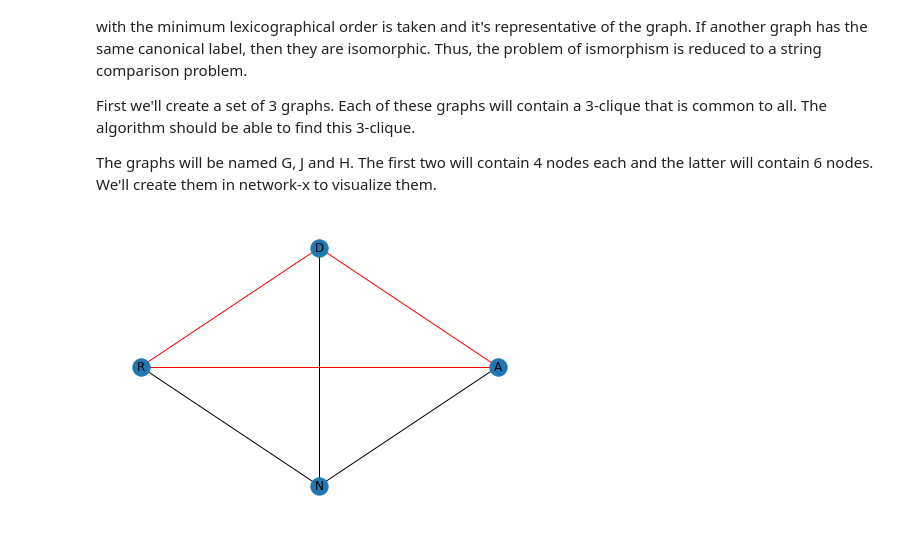
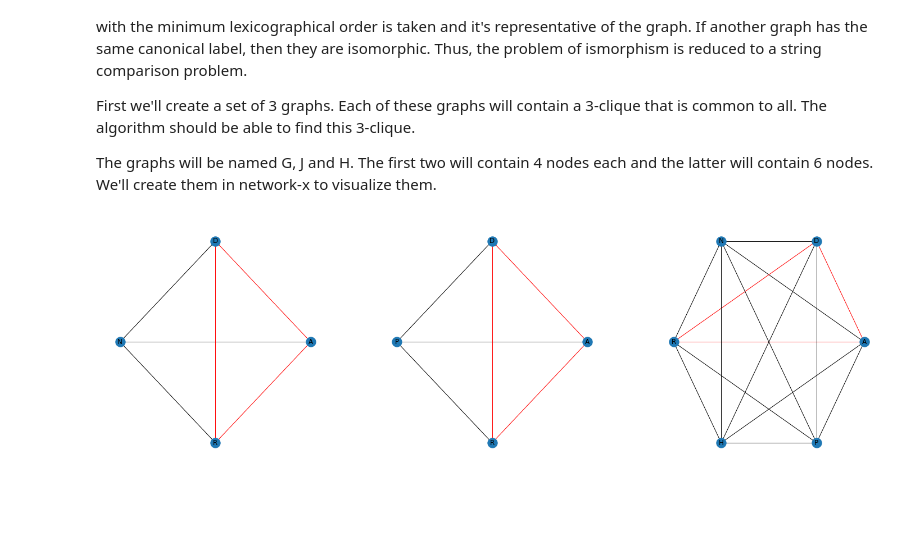
Before and after one commit to uibcdf/OpenPharmacophore-Tools, a Jupyter notebook: LigandBased/cliques/cliques_example.ipynb, the cells around one changed output. Drawn from its saved outputs; the diff is of its cells as text; code cells hidden in the pictures; blank space fills up the shorter version.

```diff
--- a/LigandBased/cliques/cliques_example.ipynb
+++ b/LigandBased/cliques/cliques_example.ipynb
@@ -22,16 +26,17 @@ clique = [
 # Create G
 
 G = nx.Graph()
+G.name = "G"
 edges = [
     ("A", "D"),
+    ("A", "N"),
     ("A", "R"),
-    ("A", "N"),
     ("D", "N"),
     ("D", "R"),
     ("N", "R"),
 ]
 
-labels = [4, 5, 3, 8, 2, 4]
+labels = [4, 3, 5, 8, 2, 4]
 
 for ii in range(len(edges)):
     if edges[ii] in clique:
@@ -45,15 +50,16 @@ assert G.number_of_edges() == (G.number_of_nodes() * (G.number_of_nodes() - 1))
 # J is very similar to G. The only difference is the label N is replaced by P
 
 J = nx.Graph()
+J.name = "J"
 edges = [
     ("A", "D"),
+    ("A", "P"),
     ("A", "R"),
-    ("A", "P"),
     ("D", "P"),
     ("D", "R"),
     ("P", "R"),
 ]
-labels = [4, 5, 3, 8, 2, 4]
+labels = [4, 3, 5, 8, 2, 4]
 
 for ii in range(len(edges)):
     if edges[ii] in clique:
@@ -67,6 +73,7 @@ assert J.number_of_edges() == (J.number_of_nodes() * (J.number_of_nodes() - 1))
 # H is a supergraph of G
 
 H = copy.deepcopy(G)
+H.name = "H"
 edges = [
     ("A", "H"),
     ("A", "P"),
@@ -78,21 +85,31 @@ edges = [
     ("R", "P"),
     ("H", "P")
 ]
-labels = [4, 5, 3, 5, 6, 2, 8, 7, 4]
+labels = [4, 3, 5, 5, 6, 2, 8, 7, 4]
 
 for ii in range(len(edges)):
     H.add_edge(edges[ii][0], edges[ii][1], dis=labels[ii], color="black")
 
 assert H.number_of_edges() == (H.number_of_nodes() * (H.number_of_nodes() - 1)) / 2 # Condition for complete graphs
 # %%
-def draw_graph(graph):
+def draw_graphs(graphs):
     """ Function to draw the graphs and color the 3-clique that all share.
+
+        Parameters
+        ----------
+        graphs : list of networkx.Graph
+            List of graphs
     """
-    pos = nx.circular_layout(graph)
-    colors = [graph[u][v]["color"] for u,v in graph.edges]
+    fig, axes = plt.subplots(nrows=1, ncols=3, figsize=(25, 8))
 
-    nx.draw(graph, pos, edge_color=colors, with_labels=True)
+    for ii, graph in enumerate(graphs):
+        pos = nx.circular_layout(graph)
+        colors = [graph[u][v]["color"] for u,v in graph.edges]
+        nx.draw(graph, pos, ax=axes[ii] ,edge_color=colors, with_labels=True)
+        axes[ii].set_axis_off()
+
+    plt.show()
 # %%
-draw_graph(G)
+draw_graphs([G, J, H])
 # %% [output]
-[figure, old version]
+[figure, new version]
```
Also changed, not shown: parts of 22 cells of this notebook, 3 other files.
